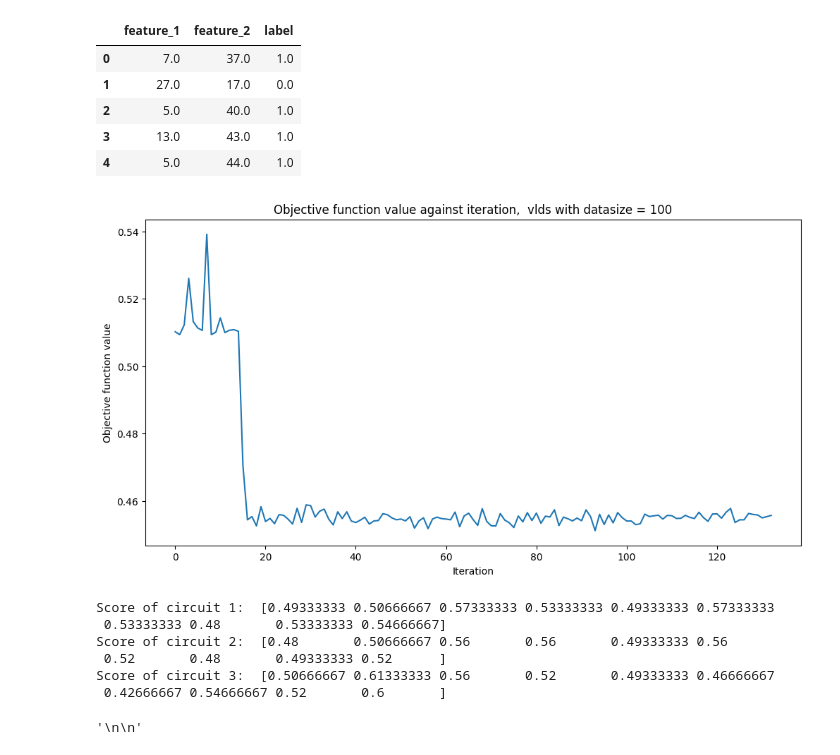
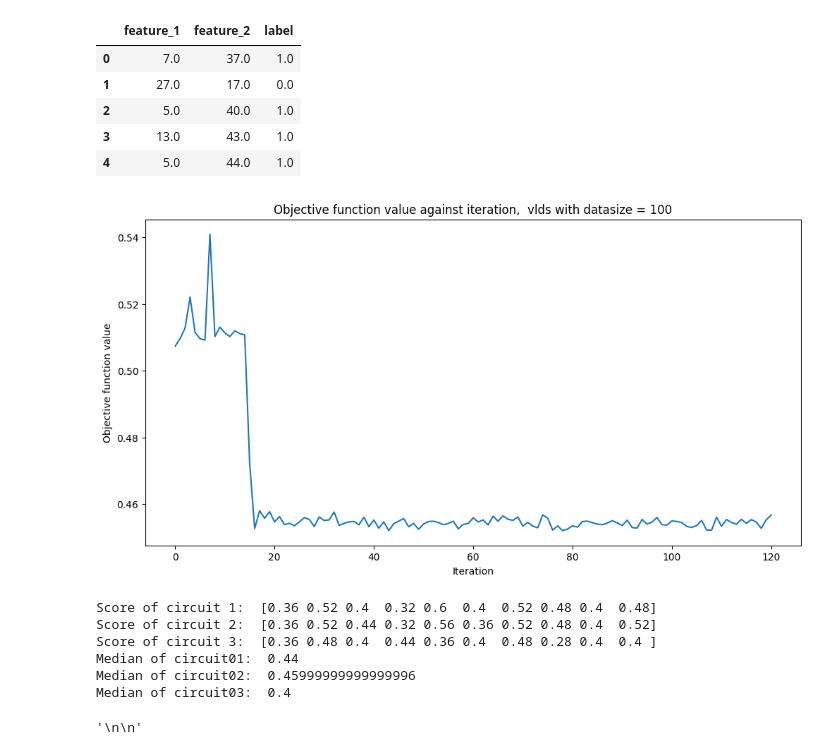
Before and after one commit to CoffeAddiict/QI_Project, a Jupyter notebook: vlds_100.ipynb, the cells around one changed output. Drawn from its saved outputs; the diff is of its cells as text; code cells hidden in the pictures.

```diff
--- a/vlds_100.ipynb
+++ b/vlds_100.ipynb
@@ -155,7 +156,7 @@ cirtui2_score = []
 cirtui3_score = []
 
 
-for x in range(10):
+for x in tqdm(range(10)):
 
     # ======== setup data ========
 
@@ -187,7 +188,7 @@ for x in range(10):
 
     plt.rcParams["figure.figsize"] = (6, 3)
 
-    cirtui1_score = np.append(cirtui1_score, circuit1_classifier.score(features, labels))
+    cirtui1_score = np.append(cirtui1_score, circuit1_classifier.score(features_test, labels_test))
 
     # ======== circuit 2 ========
 
@@ -207,41 +208,46 @@ for x in range(10):
 
     circuit2_classifier.fit(features, labels)
 
     plt.rcParams["figure.figsize"] = (6, 3)
 
-    cirtui2_score = np.append(cirtui2_score, circuit2_classifier.score(features, labels))
+    cirtui2_score = np.append(cirtui2_score, circuit2_classifier.score(features_test, labels_test))
 
     # ======== circuit 3 ========
 
     circuit3_qnn = CircuitQNN(circuit=circuit03,
                          input_params=circuit03.parameters[0:2],
                          weight_params=circuit03.parameters[2:],
                          interpret=parity,
                          output_shape=output_shape,
                          quantum_instance=quantum_instance)
 
     circuit3_classifier= NeuralNetworkClassifier(neural_network=circuit3_qnn,
                             optimizer=COBYLA(),
                             callback=callback_graph)
 
     objective_func_vals = []
     plt.rcParams["figure.figsize"] = (12, 6)
 
     circuit3_classifier.fit(features, labels)
 
     plt.rcParams["figure.figsize"] = (6, 3)
 
-    cirtui3_score = np.append(cirtui3_score, circuit3_classifier.score(features, labels))
+    cirtui3_score = np.append(cirtui3_score, circuit3_classifier.score(features_test, labels_test))
 print('Score of circuit 1: ',cirtui1_score)
 print('Score of circuit 2: ',cirtui2_score)
 print('Score of circuit 3: ',cirtui3_score)
+
+import statistics
+print("Median of circuit01: ", str(statistics.median(cirtui1_score)))
+print("Median of circuit02: ", str(statistics.median(cirtui2_score)))
+print("Median of circuit03: ", str(statistics.median(cirtui3_score)))
 # %% [output]
-[figure, old version]
+[figure, new version]
-Score of circuit 1:  [0.49333333 0.50666667 0.57333333 0.53333333 0.49333333 0.57333333
- 0.53333333 0.48       0.53333333 0.54666667]
-Score of circuit 2:  [0.48       0.50666667 0.56       0.56       0.49333333 0.56
- 0.52       0.48       0.49333333 0.52      ]
-Score of circuit 3:  [0.50666667 0.61333333 0.56       0.52       0.49333333 0.46666667
- 0.42666667 0.54666667 0.52       0.6       ]
+Score of circuit 1:  [0.36 0.52 0.4  0.32 0.6  0.4  0.52 0.48 0.4  0.48]
+Score of circuit 2:  [0.36 0.52 0.44 0.32 0.56 0.36 0.52 0.48 0.4  0.52]
+Score of circuit 3:  [0.36 0.48 0.4  0.44 0.36 0.4  0.48 0.28 0.4  0.4 ]
+Median of circuit01:  0.44
+Median of circuit02:  0.45999999999999996
+Median of circuit03:  0.4
 # %%
 """
```
Also changed, not shown: parts of 3 cells of this notebook, 1 other file.
